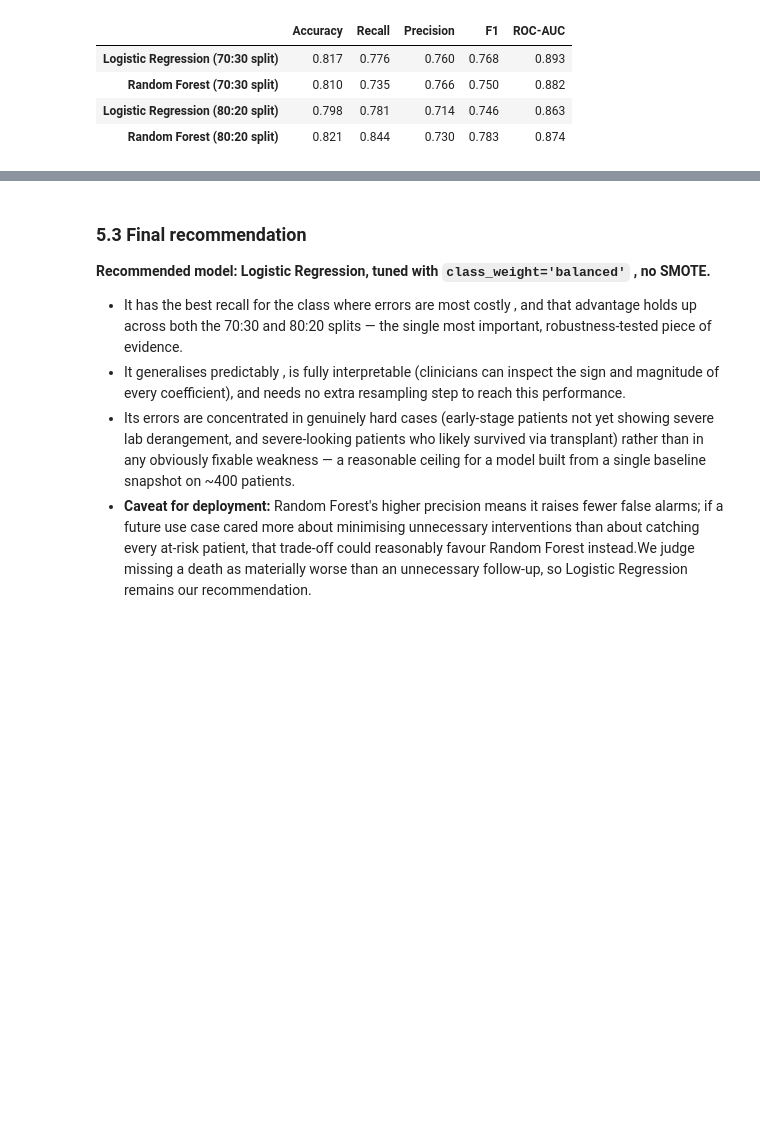
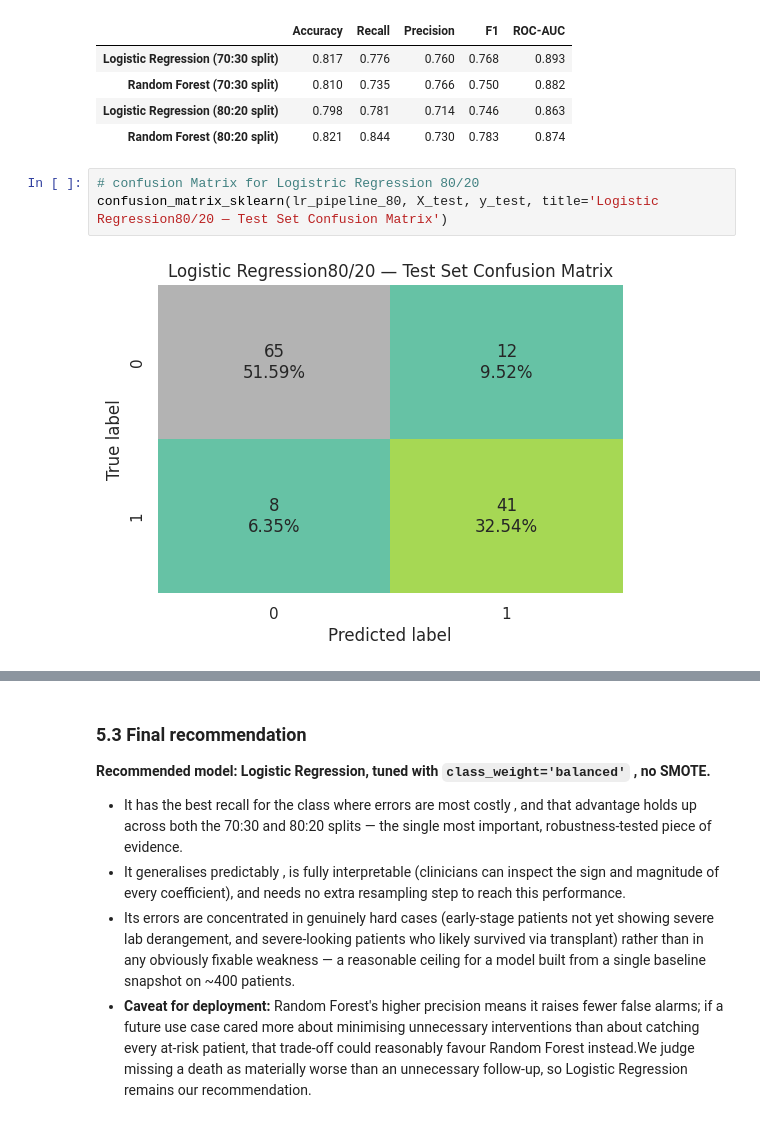
Before and after one commit to Rajesh2015/MSMLRepoSolution, a Jupyter notebook: SG-720-Machine Learning/Cirrhosis Patient Survival Prediction 4C/cirrhosis_patient_predictions.ipynb, the cells around one changed output, grey strips where cells are left out. Cells and saved outputs as stored; diff of their text form; blank space fills up the shorter version.

```diff
--- a/SG-720-Machine Learning/Cirrhosis Patient Survival Prediction 4C/cirrhosis_patient_predictions.ipynb
+++ b/SG-720-Machine Learning/Cirrhosis Patient Survival Prediction 4C/cirrhosis_patient_predictions.ipynb
@@ -1326,3 +1326,8 @@ split_comparison
 | Random Forest (70:30 split) | 0.810 | 0.735 | 0.766 | 0.750 | 0.882 |
 | Logistic Regression (80:20 split) | 0.798 | 0.781 | 0.714 | 0.746 | 0.863 |
 | Random Forest (80:20 split) | 0.821 | 0.844 | 0.730 | 0.783 | 0.874 |
+# %%
+# confusion Matrix for Logistric Regression 80/20
+confusion_matrix_sklearn(lr_pipeline_80, X_test, y_test, title='Logistic Regression80/20 — Test Set Confusion Matrix')
+# %% [output]
+[figure, added]
```
Also changed, not shown: parts of 2 cells of this notebook.
